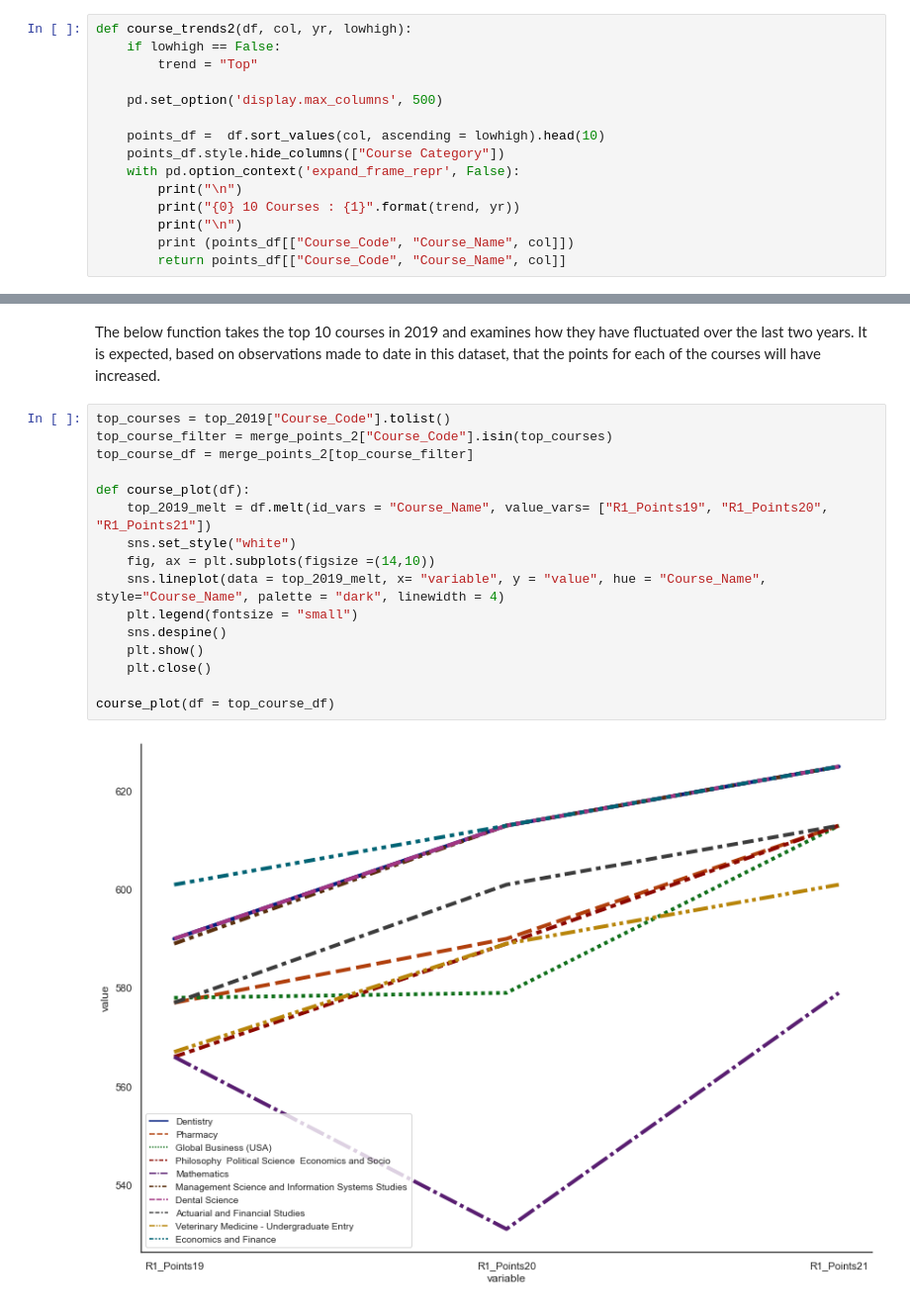
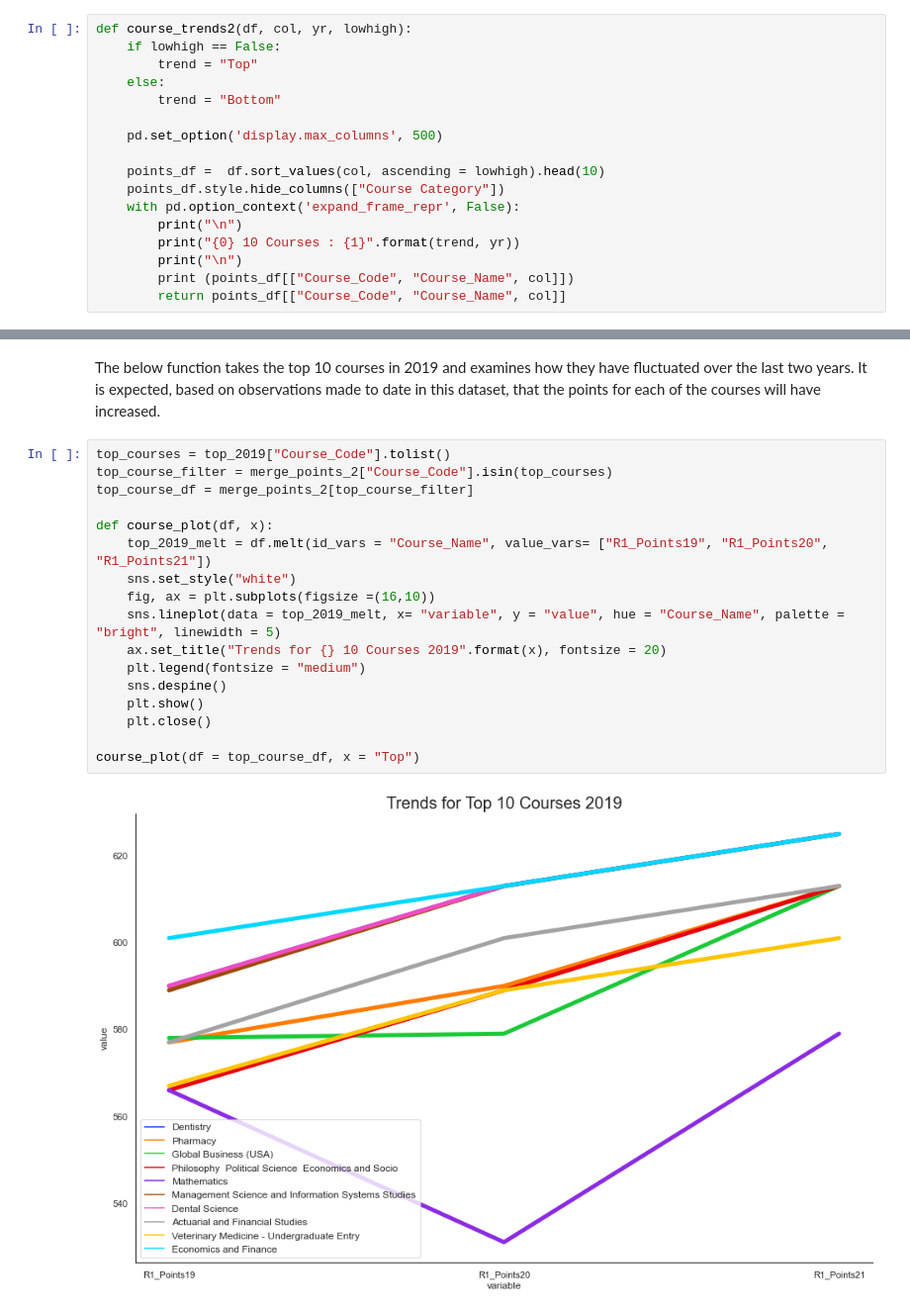
Before and after one commit to katemcg93/Fundamentals-of-Data-Analysis-21-Assessment, a Jupyter notebook: cao.ipynb, the cells around one changed output, grey strips where cells are left out. Shown: that part at 99% size. Saved outputs shown, nothing was run; the diff lists cells and outputs as text.

```diff
--- a/cao.ipynb
+++ b/cao.ipynb
@@ -766,6 +766,8 @@ It takes the following parameters:
 def course_trends2(df, col, yr, lowhigh):
     if lowhigh == False:
         trend = "Top"
+    else:
+        trend = "Bottom"
 
     pd.set_option('display.max_columns', 500)
 
@@ -844,18 +846,19 @@ The below function takes the top 10 courses in 2019 and examines how they have f
 # %%
 top_courses = top_2019["Course_Code"].tolist()
 top_course_filter = merge_points_2["Course_Code"].isin(top_courses)
 top_course_df = merge_points_2[top_course_filter]
 
-def course_plot(df):
+def course_plot(df, x):
     top_2019_melt = df.melt(id_vars = "Course_Name", value_vars= ["R1_Points19", "R1_Points20", "R1_Points21"])
     sns.set_style("white")
-    fig, ax = plt.subplots(figsize =(14,10))
-    sns.lineplot(data = top_2019_melt, x= "variable", y = "value", hue = "Course_Name", style="Course_Name", palette = "dark", linewidth = 4)
-    plt.legend(fontsize = "small")
+    fig, ax = plt.subplots(figsize =(16,10))
+    sns.lineplot(data = top_2019_melt, x= "variable", y = "value", hue = "Course_Name", palette = "bright", linewidth = 5)
+    ax.set_title("Trends for {} 10 Courses 2019".format(x), fontsize = 20)
+    plt.legend(fontsize = "medium")
     sns.despine()
     plt.show()
     plt.close()
 
-course_plot(df = top_course_df)
+course_plot(df = top_course_df, x = "Top")
 # %% [output]
-[figure, old version]
+[figure, new version]
```
Also changed, not shown: parts of 12 cells of this notebook, 57 other files.
